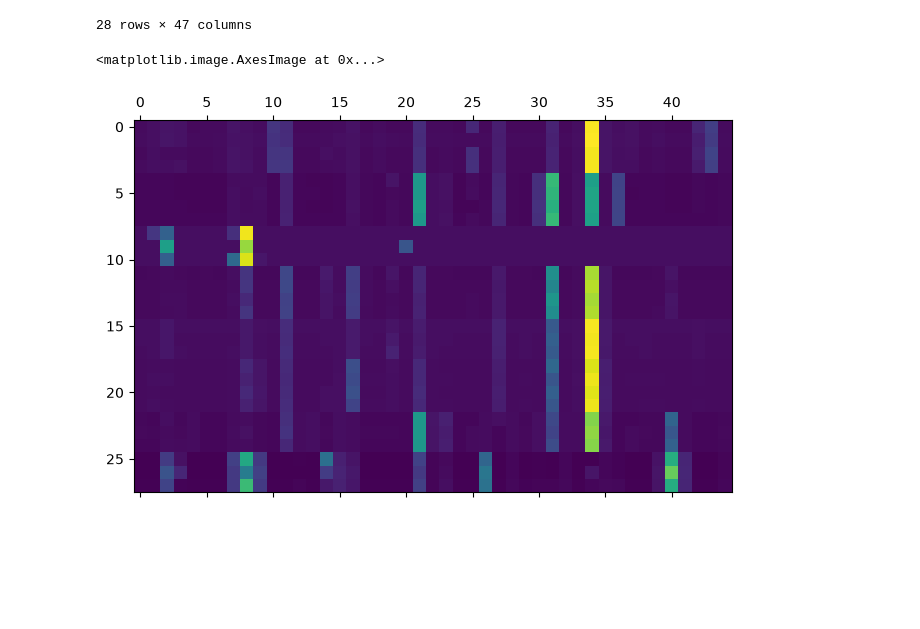
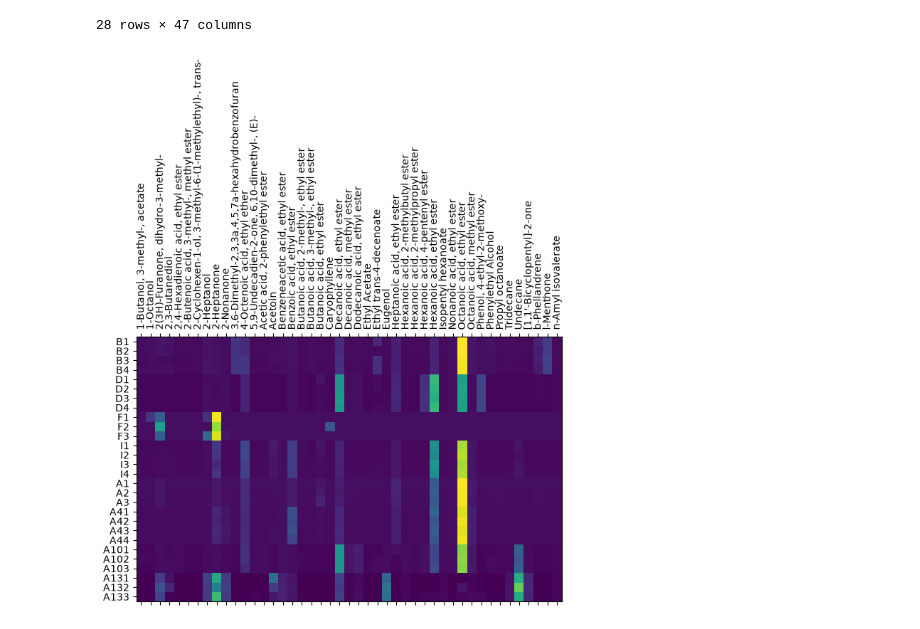
Before and after one commit to stootoon/lucia-natural-odour-stats, a Jupyter notebook: erecta-demo.ipynb, the cells around one changed output. Cells and saved outputs as stored; diff of their text form; code cells hidden in the pictures; blank space fills up the shorter version.

```diff
--- a/erecta-demo.ipynb
+++ b/erecta-demo.ipynb
@@ -40,9 +40,12 @@ df
 | 26 | A13 | 2 | -0.487837 | -0.487837 | 0.655677 | 0.270701 | -0.487837 | ... |
 | 27 | A13 | 3 | -0.437170 | -0.437170 | 0.674823 | -0.416061 | -0.437170 | ... |
 28 rows × 47 columns
-# %%
-matshow(df[odour_cols].values)
-# %% [output]
-<matplotlib.image.AxesImage at 0x...>
-[figure, removed]
+# %%
+matshow(df[odour_cols].values)
+gca().set_xticks(range(len(odour_cols)))
+gca().set_xticklabels(odour_cols, rotation=90)
+gca().set_yticks(range(len(df)))
+gca().set_yticklabels([f"{row['Sample']}{row['Replicate']}" for _, row in df.iterrows()]);
+# %% [output]
+[figure, added]
 # %%
```
Also changed, not shown: parts of 41 cells of this notebook, 1 other file.
